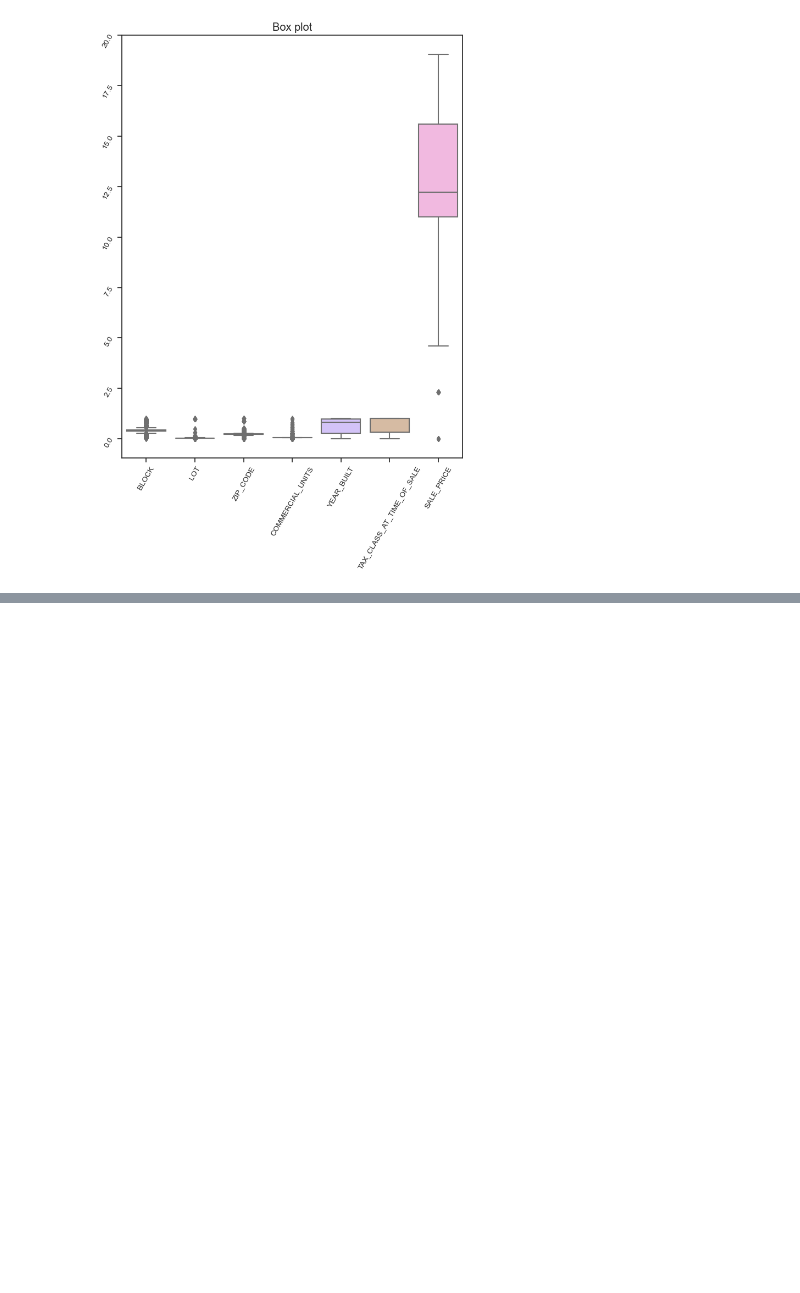
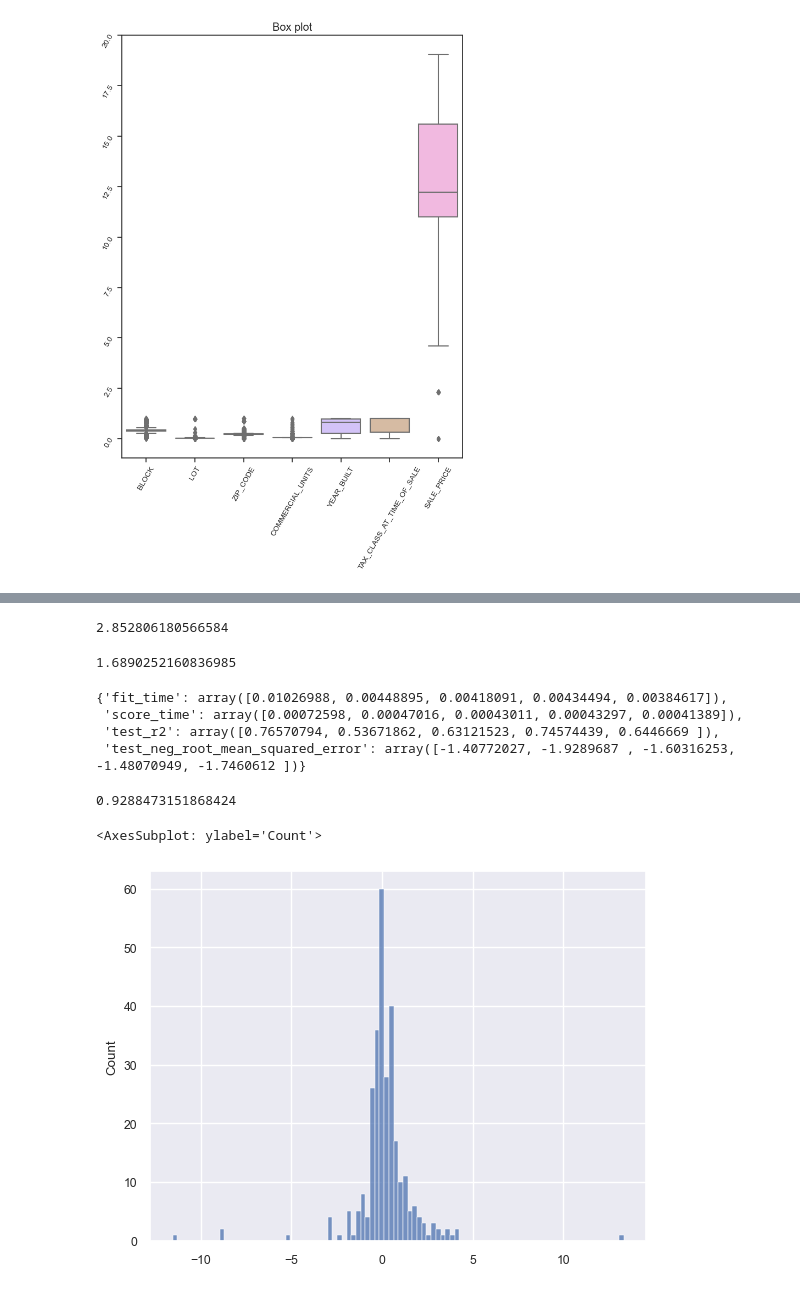
Before and after one commit to Stevedev7/Big-Data-CW, a Jupyter notebook: task1.ipynb, the cells around one changed output, grey strips where cells are left out. Drawn from its saved outputs; the diff is of its cells as text; code cells hidden in the pictures; blank space fills up the shorter version.

```diff
--- a/task1.ipynb
+++ b/task1.ipynb
@@ -196,0 +241,11 @@ plt.tick_params(axis='both', which='major', labelsize=10, rotation=60)
+# %%
+X = new_df.iloc[:, :-1]
+y = new_df.iloc[:, -1]
+
+ct = ColumnTransformer(transformers=[('encoder', OneHotEncoder(), [0, 1, 2, 3, 4, 5, 6, 7, 8])], remainder='passthrough')
+X = ct.fit_transform(X.values)
+# %%
+X_train, X_test, y_train, y_test = train_test_split(X, y.values, test_size=0.2, random_state=69420)
+# %%
+regressor = LinearRegression()
+regressor.fit(X_train, y_train)
@@ -196,0 +254,2 @@ plt.tick_params(axis='both', which='major', labelsize=10, rotation=60)
+# %%
+y_pred = regressor.predict(X_test)
@@ -196,0 +282,9 @@ plt.tick_params(axis='both', which='major', labelsize=10, rotation=60)
+# %%
+mse = mean_squared_error(y_pred, y_test)
+mse
+# %% [output]
+2.852806180566584
+# %%
+np.sqrt(mse)
+# %% [output]
+1.6890252160836985
@@ -196,0 +293,17 @@ plt.tick_params(axis='both', which='major', labelsize=10, rotation=60)
+# %%
+results
+# %% [output]
+{'fit_time': array([0.01026988, 0.00448895, 0.00418091, 0.00434494, 0.00384617]),
+ 'score_time': array([0.00072598, 0.00047016, 0.00043011, 0.00043297, 0.00041389]),
+ 'test_r2': array([0.76570794, 0.53671862, 0.63121523, 0.74574439, 0.6446669 ]),
+ 'test_neg_root_mean_squared_error': array([-1.40772027, -1.9289687 , -1.60316253, -1.48070949, -1.7460612 ])}
+# %%
+r2 = regressor.score(X_train, y_train)
+r2
+# %% [output]
+0.9288473151868424
+# %%
+sns.histplot(y_test - y_pred)
+# %% [output]
+<AxesSubplot: ylabel='Count'>
+[figure, added]
```
Also changed, not shown: parts of 8 cells of this notebook.
